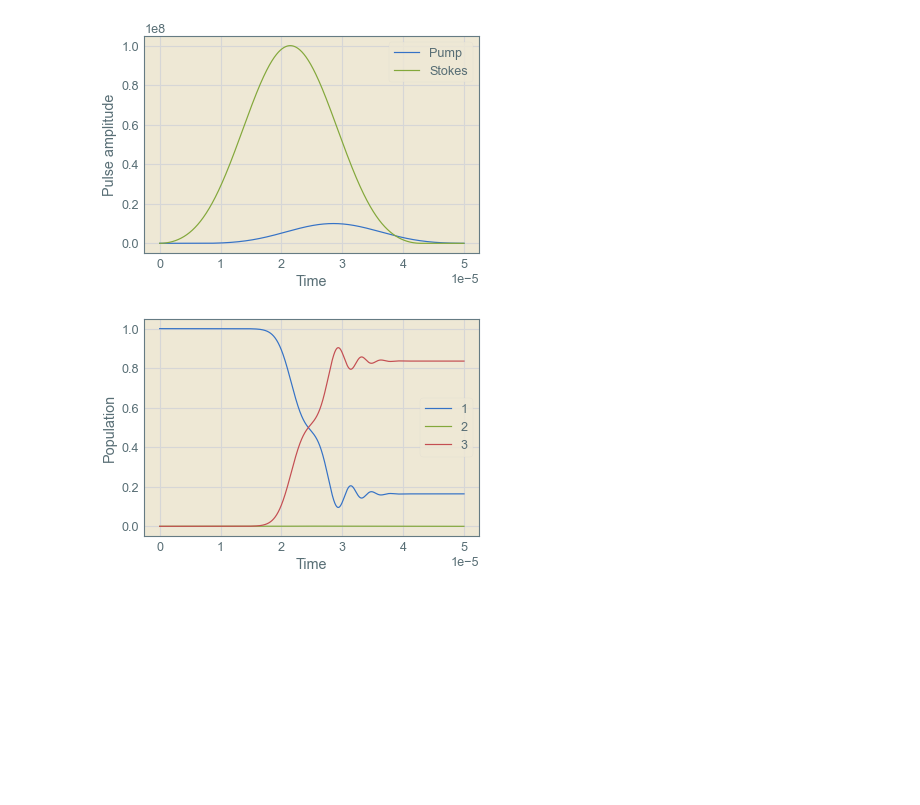
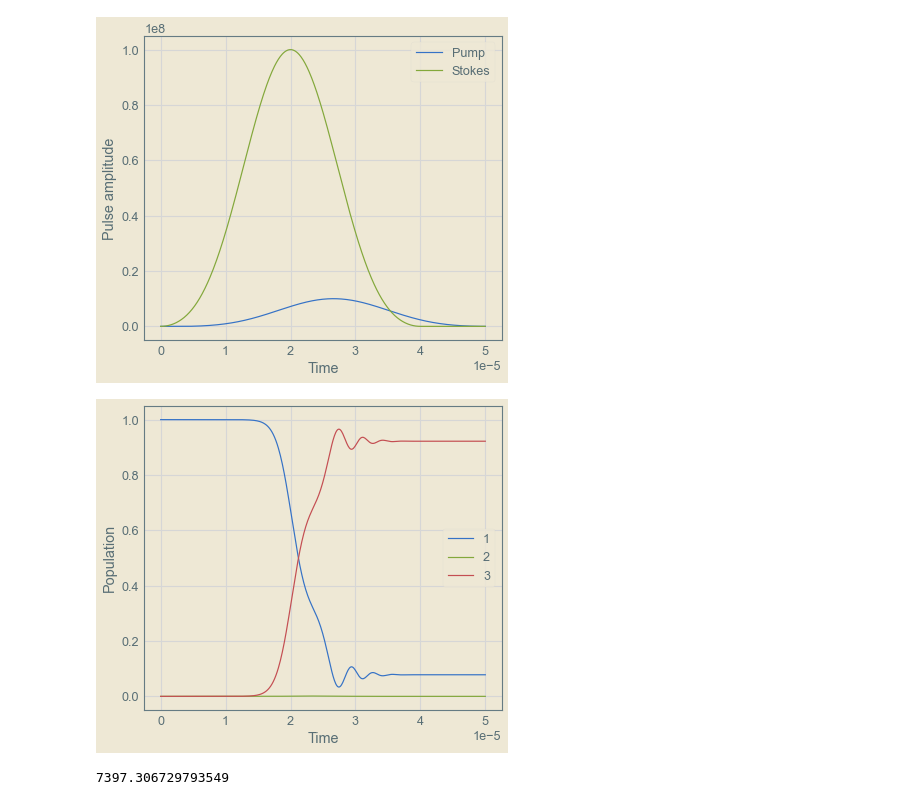
Before and after one commit to mahadevans2432/Quantum-Optics, a Jupyter notebook: STIRAP.ipynb, the cells around one changed output. Drawn from its saved outputs; the diff is of its cells as text; code cells hidden in the pictures; blank space fills up the shorter version.

```diff
--- a/STIRAP.ipynb
+++ b/STIRAP.ipynb
@@ -192,9 +191,0 @@ try_1.final_plot()
-# %%
-#Dependency of efficiency on delta for unequal rabi frequencies
-deltas = np.linspace(0,0.35*10**7,25)
-effi_d = []
-for d in deltas:
-    trial = STIRAP(True,100*10**6,10*10**6,0,hfs,F_3,5*10**(-5),4*10**(-5),1*10**(-5),10**9,0,d)
-    _,e = trial.final_result()
-    effi_d.append(e)
-plt.plot(deltas,effi_d)
@@ -204,9 +191,0 @@ plt.plot(deltas,effi_d)
-# %%
-#Dependency of efficiency on delta for unequal rabi frequencies
-overlaps = np.linspace(0,1*10**(-5),100)
-effi_o = []
-for o in overlaps:
-    trial = STIRAP(True,100*10**6,10*10**6,0,hfs,F_3,5*10**(-5),5*10**(-5)-o,o,10**9,0,deltas[effi_d.index(max(effi_d))])
-    _,e = trial.final_result()
-    effi_o.append(e)
-plt.plot(overlaps,effi_o)
@@ -215,0 +192,14 @@ plt.plot(overlaps,effi_o)
+# %%
+#Guesses
+t1 = time.time()
+def eff(x):
+    trial = STIRAP(Omega_S=100*10**6,Omega_P=10*10**6,E1=0,E2=hfs,E3=F_3,T=5*10**(-5),tS1=0,tS2=x[0],tP1=x[1],tP2=1,Δ=10**9,Gamma=0*6*10**6,delta=2.088*10**6)
+    _,e = trial.final_result()
+    return -e
+delta = 2*10**6
+tS2 = 0.8
+tP1 = 0.14
+tP2 = 0.9
+learning_rate = 0.05
+opti = scipy.optimize.minimize(eff, x0=np.array([tS2,tP1]), args=(),bounds = [(0.8,0.9),(0,0.2)], options={"maxiter":10,"disp":True})
+print(opti)
@@ -216,7 +218,12 @@ plt.plot(overlaps,effi_o)
 # %%
-try_2 = STIRAP(True,100*10**6,10*10**6,0,hfs,F_3,5*10**(-5),5*10**(-5)-overlaps[effi_o.index(max(effi_o))],overlaps[effi_o.index(max(effi_o))],10**9,0,deltas[effi_d.index(max(effi_d))])
+try_2 = STIRAP(Omega_S=100*10**6,Omega_P=10*10**6,E1=0,E2=hfs,E3=F_3,T=5*10**(-5),tS1=0,tS2=opti.x[0],tP1=opti.x[1],tP2=1,Δ=10**9,Gamma=6*10**6,delta=2.088*10**6,lam=0.1)
 try_2.plot_pulse()
 try_2.final_plot()
 # %% [output]
-[figure, old version]
+[figure, new version]
-[figure, old version]
+[figure, new version]
+# %%
+t2 = time.time()
+print(t2-t1)
+# %% [output]
+7397.306729793549
```
Also changed, not shown: parts of 9 cells of this notebook.
